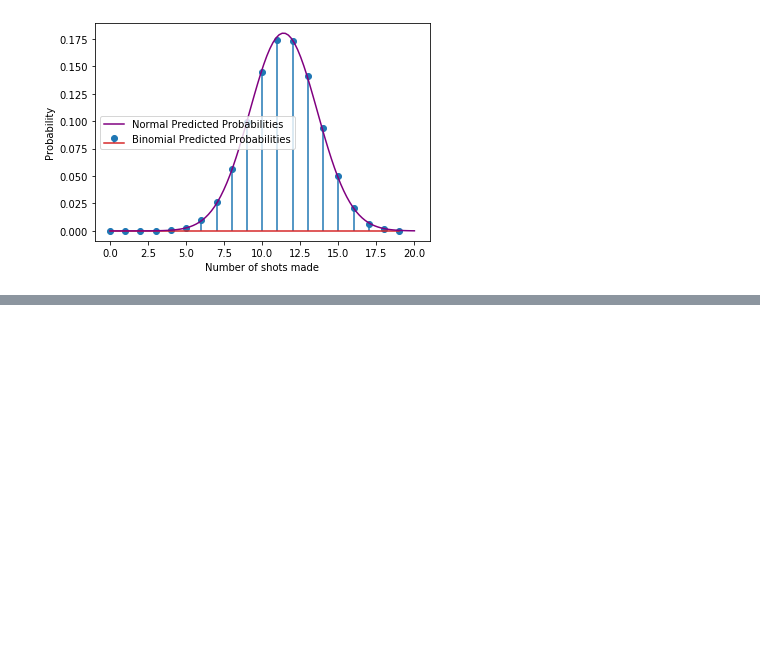
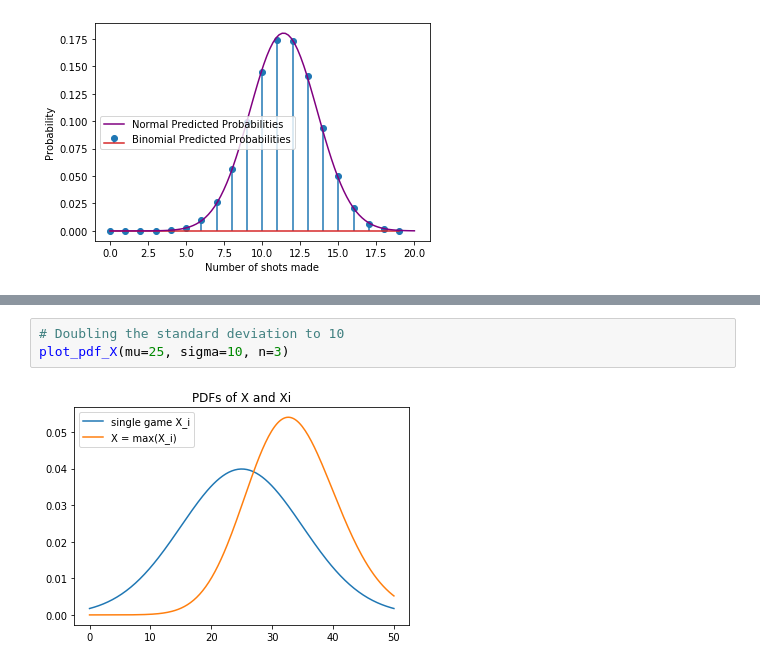
Before and after one commit to wwlusty123/Fantasy-BBall-Analysis, a Jupyter notebook: README.ipynb, the cells around one changed output, grey strips where cells are left out. Drawn from its saved outputs; the diff is of its cells as text; blank space fills up the shorter version.

```diff
--- a/README.ipynb
+++ b/README.ipynb
@@ -64,0 +93,5 @@ Although this pdf of $X$ is quite complicated we should be excited to have an ex
+# %%
+# Doubling the standard deviation to 10
+plot_pdf_X(mu=25, sigma=10, n=3)
+# %% [output]
+[figure, added]
```
Also changed, not shown: parts of 10 cells of this notebook, 3 other files.
